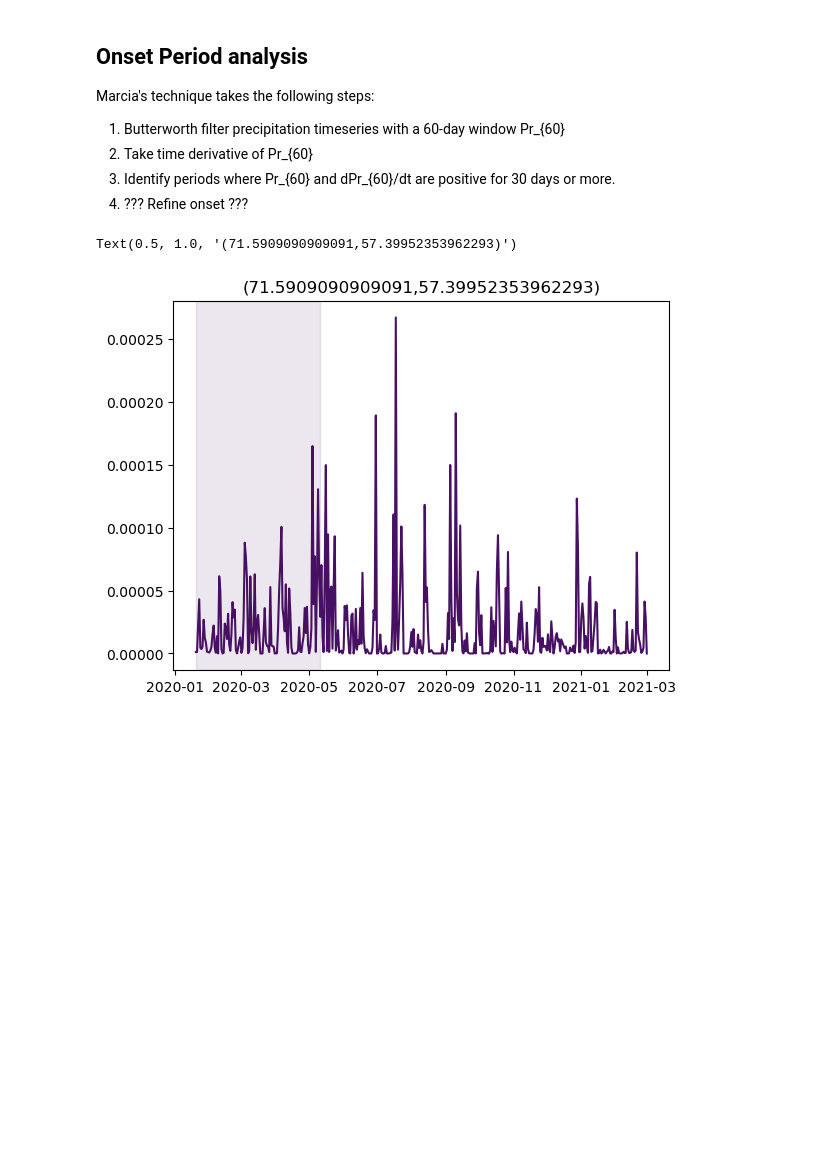
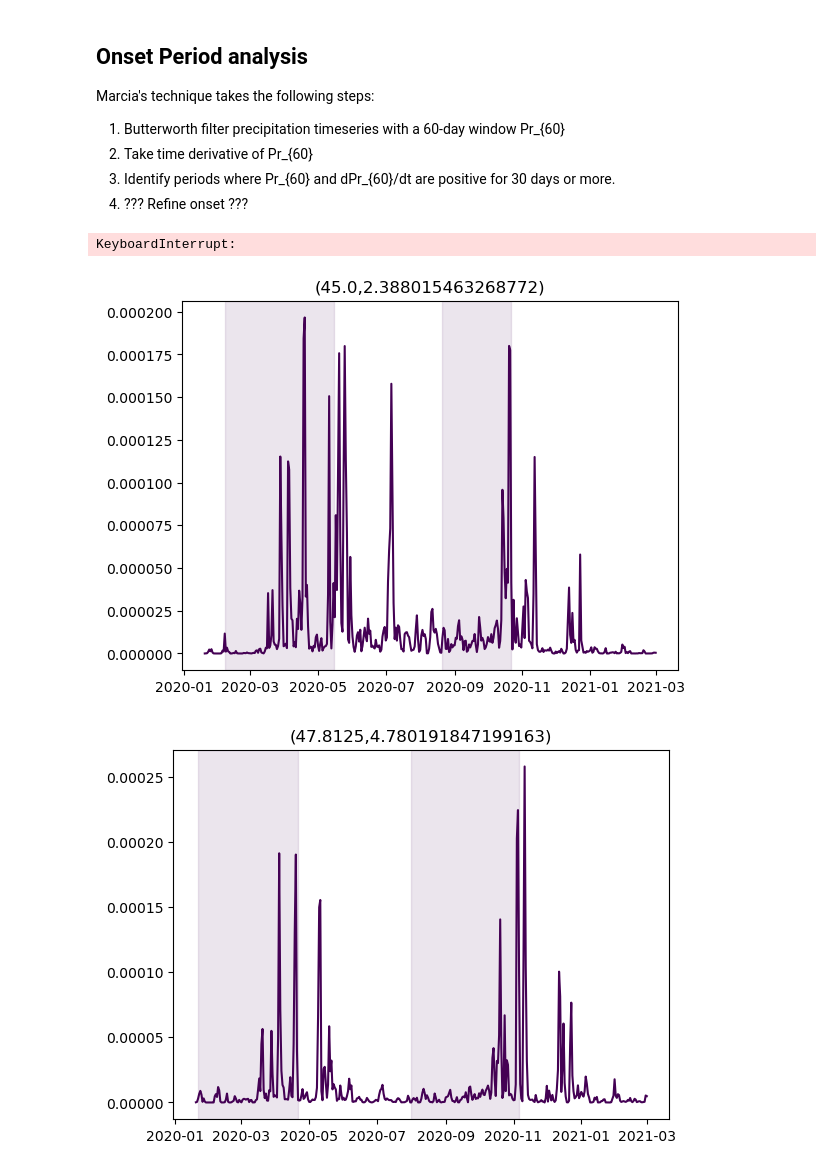
Before and after one commit to fran-morris-research/hackathon-monsoons, a Jupyter notebook: onset_identification/healpix_timeseries.ipynb, the cells around one changed output. Drawn from its saved outputs; the diff is of its cells as text; code cells hidden in the pictures; blank space fills up the shorter version.

Commit message:
further development of onset period #1

```diff
--- a/onset_identification/healpix_timeseries.ipynb
+++ b/onset_identification/healpix_timeseries.ipynb
@@ -29,9 +29,10 @@ warnings.filterwarnings(
 # Open catalog.
 url = 'https://digital-earths-global-hackathon.github.io/catalog/catalog.yaml'
 cat = intake.open_catalog(url)['UK']
-sim = 'um_glm_n2560_RAL3p3_tuned_hk26'
+# sim = 'um_glm_n2560_RAL3p3_tuned_hk26'
+sim = 'um_glm_n1280_GAL9_v2_hk26'
 sim_cat = cat[sim]
-ds = sim_cat(zoom=5, time='PT1H').to_dask().pipe(hp_mods)
+ds = sim_cat(zoom=4, time='PT1H').to_dask().pipe(hp_mods)
 # %%
 ds.pr
 # %% [output]
@@ -114,22 +117,23 @@ def onset_period(
 # %%
 for cell_ix in range(len(ds.pr.cell[:20])):
     # cell_ix=493
     plt.figure()
     color=plt.cm.viridis(cell_ix/len(ds.pr.cell))
     pp = ds.pr.isel(cell=cell_ix).resample(time="1D").mean()
-    fds, lds = onset_period(pp,refine=False)
+    fds, lds = onset_period_1d(pp,pp.time,refine=False)
 
     plt.plot(pp.time, pp, color=color)
     [
         plt.axvspan(
             dt.datetime(2020,1,1)+dt.timedelta(days=int(fds[ix])-1),
             dt.datetime(2020,1,1)+dt.timedelta(days=int(lds[ix])-1),
             alpha=0.1,
             color=color,
         )
-        for ix in range(len(fds))
+        for ix in range(len(fds)) if int(fds[ix]==fds[ix])
     ]
     plt.title(f"({pp.lon.data},{pp.lat.data})")
 # %% [output]
-Text(0.5, 1.0, '(71.5909090909091,57.39952353962293)')
+KeyboardInterrupt:
-[figure, old version]
+[figure, new version]
+[figure, added]
```
Also changed, not shown: parts of 5 cells of this notebook.
